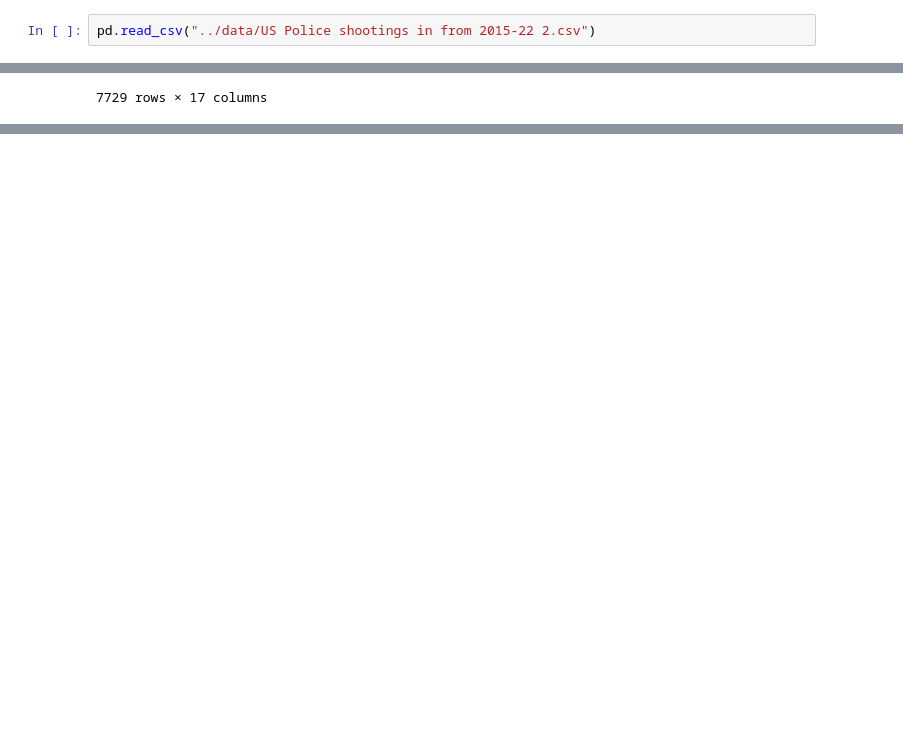
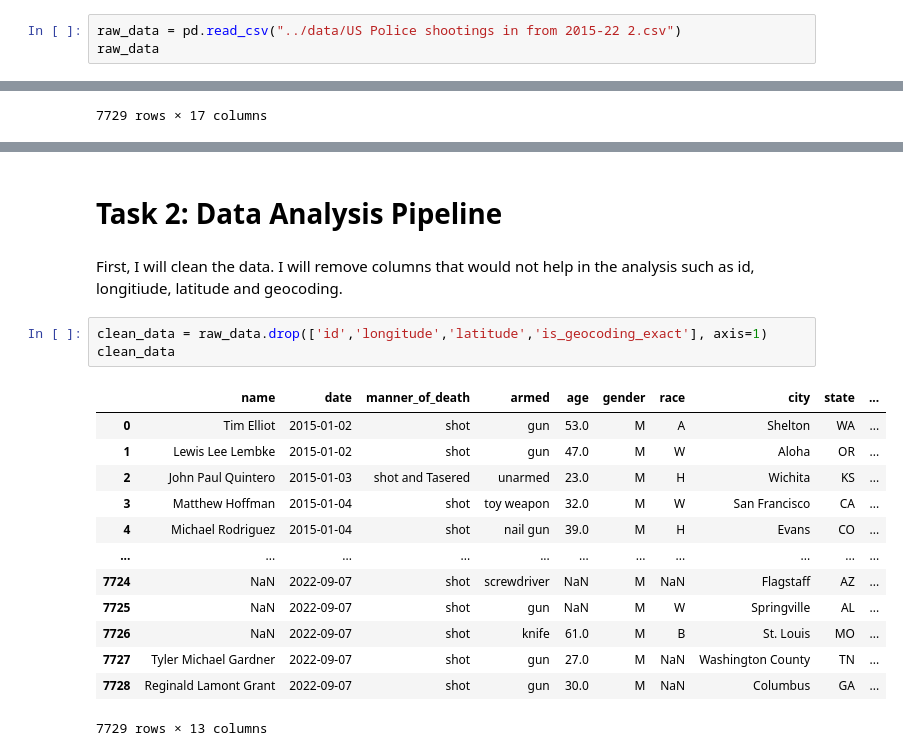
Before and after one commit to ubco-W2022T1-cosc301/project-group48, a Jupyter notebook: notebooks/analysis2.ipynb, the cells around one changed output, grey strips where cells are left out. Drawn from its saved outputs; the diff is of its cells as text; blank space fills up the shorter version.

```diff
--- a/notebooks/analysis2.ipynb
+++ b/notebooks/analysis2.ipynb
@@ -8,7 +15,8 @@ Briefly describe your research question or interests her
 import numpy as np
 import pandas as pd
 # %%
-pd.read_csv("../data/US Police shootings in from 2015-22 2.csv")
+raw_data = pd.read_csv("../data/US Police shootings in from 2015-22 2.csv")
+raw_data
 # %% [output]
 |  | id | name | date | manner_of_death | armed | age | gender | race | city | state | ... |
 | 0 | 1 | Tim Elliot | 2015-01-02 | shot | gun | 53.0 | M | A | Shelton | WA | ... |
@@ -25,0 +95,21 @@ pd.read_csv("../data/US Police shootings in from 2015-22 2.csv")
+# %% [markdown]
+# Task 2: Data Analysis Pipeline
+# %% [markdown]
+First, I will clean the data. I will remove columns that would not help in the analysis such as id, longitiude, latitude and geocoding.
+# %%
+clean_data = raw_data.drop(['id','longitude','latitude','is_geocoding_exact'], axis=1)
+clean_data
+# %% [output]
+|  | name | date | manner_of_death | armed | age | gender | race | city | state | ... |
+| 0 | Tim Elliot | 2015-01-02 | shot | gun | 53.0 | M | A | Shelton | WA | ... |
+| 1 | Lewis Lee Lembke | 2015-01-02 | shot | gun | 47.0 | M | W | Aloha | OR | ... |
+| 2 | John Paul Quintero | 2015-01-03 | shot and Tasered | unarmed | 23.0 | M | H | Wichita | KS | ... |
+| 3 | Matthew Hoffman | 2015-01-04 | shot | toy weapon | 32.0 | M | W | San Francisco | CA | ... |
+| 4 | Michael Rodriguez | 2015-01-04 | shot | nail gun | 39.0 | M | H | Evans | CO | ... |
+| ... | ... | ... | ... | ... | ... | ... | ... | ... | ... | ... |
+| 7724 | NaN | 2022-09-07 | shot | screwdriver | NaN | M | NaN | Flagstaff | AZ | ... |
+| 7725 | NaN | 2022-09-07 | shot | gun | NaN | M | W | Springville | AL | ... |
+| 7726 | NaN | 2022-09-07 | shot | knife | 61.0 | M | B | St. Louis | MO | ... |
+| 7727 | Tyler Michael Gardner | 2022-09-07 | shot | gun | 27.0 | M | NaN | Washington County | TN | ... |
+| 7728 | Reginald Lamont Grant | 2022-09-07 | shot | gun | 30.0 | M | NaN | Columbus | GA | ... |
+7729 rows × 13 columns
```
Also changed, not shown: parts of 18 cells of this notebook, 2 other files.
